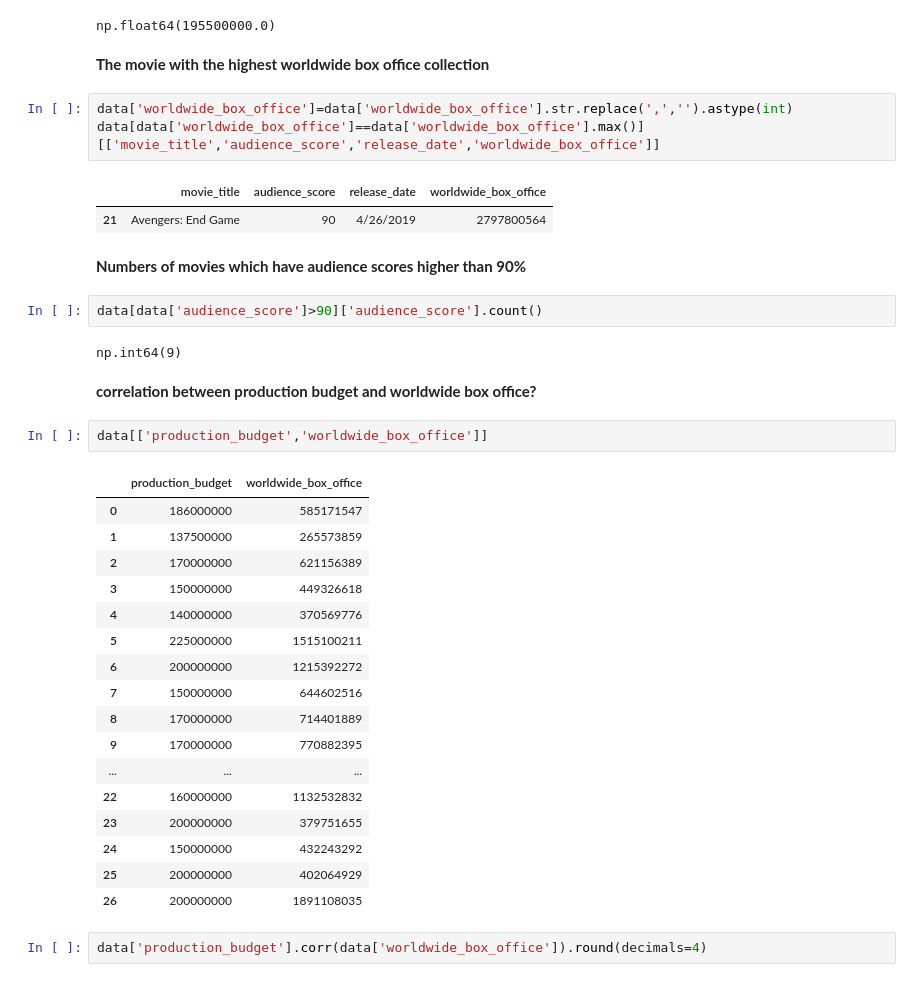
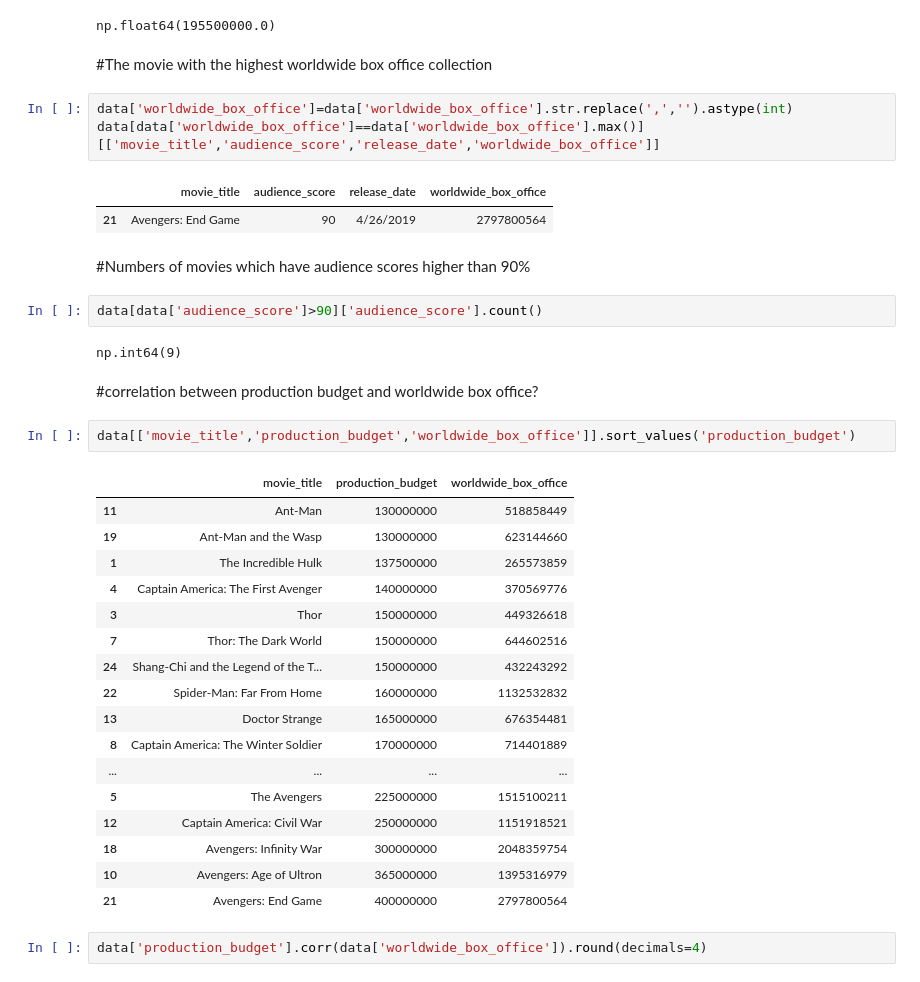
Before and after one commit to Imadittyaa/mcu-box-office, a Jupyter notebook: avengers.ipynb, the cells around one changed output. Saved outputs shown, nothing was run; the diff lists cells and outputs as text.

```diff
--- a/avengers.ipynb
+++ b/avengers.ipynb
@@ -104,7 +104,7 @@ data['production_budget'].mean()
 # %% [output]
 np.float64(195500000.0)
 # %% [markdown]
-**The movie with the highest worldwide box office collection**
+#The movie with the highest worldwide box office collection
 # %%
 data['worldwide_box_office']=data['worldwide_box_office'].str.replace(',','').astype(int)
 data[data['worldwide_box_office']==data['worldwide_box_office'].max()][['movie_title','audience_score','release_date','worldwide_box_office']]
@@ -112,33 +112,33 @@ data[data['worldwide_box_office']==data['worldwide_box_office'].max()][['movie_t
 |  | movie_title | audience_score | release_date | worldwide_box_office |
 | 21 | Avengers: End Game | 90 | 4/26/2019 | 2797800564 |
 # %% [markdown]
-**Numbers of movies which have audience scores higher than 90%**
+#Numbers of movies which have audience scores higher than 90%
 # %%
 data[data['audience_score']>90]['audience_score'].count()
 # %% [output]
 np.int64(9)
 # %% [markdown]
-**correlation between production budget and worldwide box office?**
+#correlation between production budget and worldwide box office?
 # %%
-data[['production_budget','worldwide_box_office']]
+data[['movie_title','production_budget','worldwide_box_office']].sort_values('production_budget')
 # %% [output]
-|  | production_budget | worldwide_box_office |
-| 0 | 186000000 | 585171547 |
-| 1 | 137500000 | 265573859 |
-| 2 | 170000000 | 621156389 |
-| 3 | 150000000 | 449326618 |
-| 4 | 140000000 | 370569776 |
-| 5 | 225000000 | 1515100211 |
-| 6 | 200000000 | 1215392272 |
-| 7 | 150000000 | 644602516 |
-| 8 | 170000000 | 714401889 |
-| 9 | 170000000 | 770882395 |
-| ... | ... | ... |
-| 22 | 160000000 | 1132532832 |
-| 23 | 200000000 | 379751655 |
-| 24 | 150000000 | 432243292 |
-| 25 | 200000000 | 402064929 |
-| 26 | 200000000 | 1891108035 |
+|  | movie_title | production_budget | worldwide_box_office |
+| 11 | Ant-Man | 130000000 | 518858449 |
+| 19 | Ant-Man and the Wasp | 130000000 | 623144660 |
+| 1 | The Incredible Hulk | 137500000 | 265573859 |
+| 4 | Captain America: The First Avenger | 140000000 | 370569776 |
+| 3 | Thor | 150000000 | 449326618 |
+| 7 | Thor: The Dark World | 150000000 | 644602516 |
+| 24 | Shang-Chi and the Legend of the T... | 150000000 | 432243292 |
+| 22 | Spider-Man: Far From Home | 160000000 | 1132532832 |
+| 13 | Doctor Strange | 165000000 | 676354481 |
+| 8 | Captain America: The Winter Soldier | 170000000 | 714401889 |
+| ... | ... | ... | ... |
+| 5 | The Avengers | 225000000 | 1515100211 |
+| 12 | Captain America: Civil War | 250000000 | 1151918521 |
+| 18 | Avengers: Infinity War | 300000000 | 2048359754 |
+| 10 | Avengers: Age of Ultron | 365000000 | 1395316979 |
+| 21 | Avengers: End Game | 400000000 | 2797800564 |
 # %%
 data['production_budget'].corr(data['worldwide_box_office']).round(decimals=4)
 # %% [output]
```
Also changed, not shown: parts of 9 cells of this notebook.
